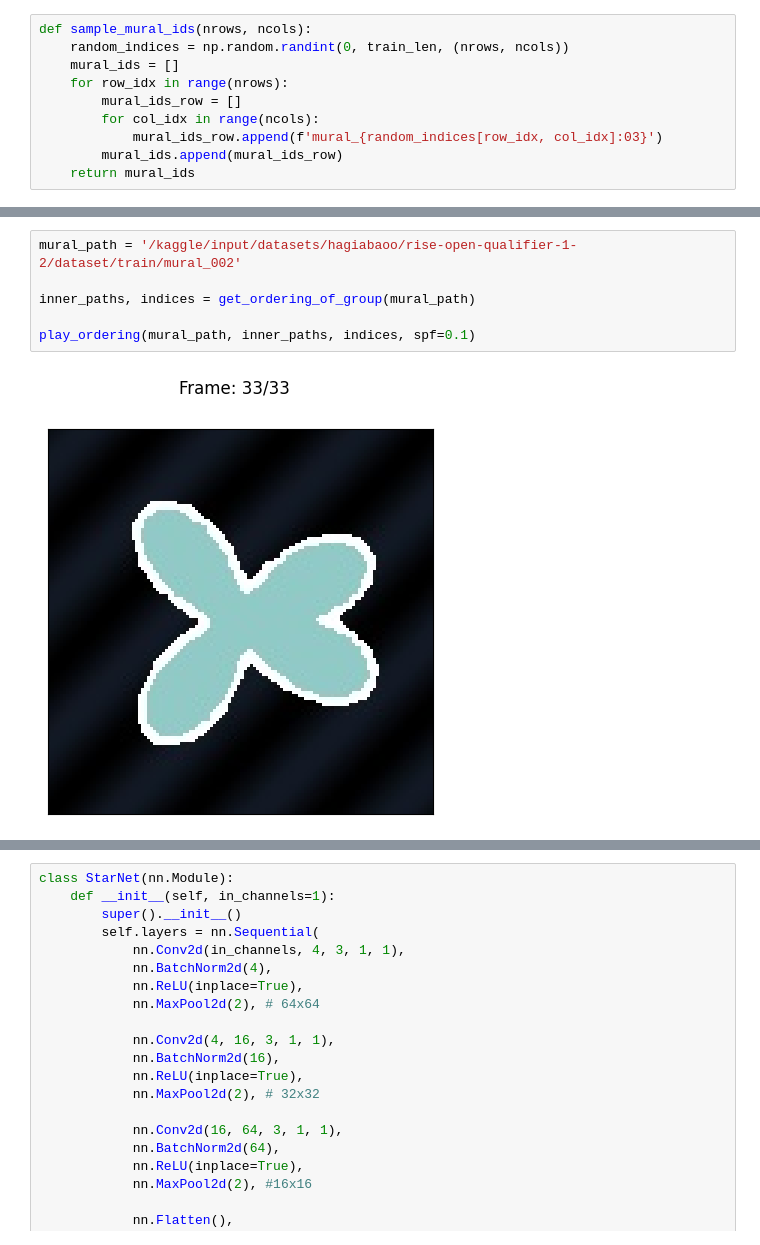
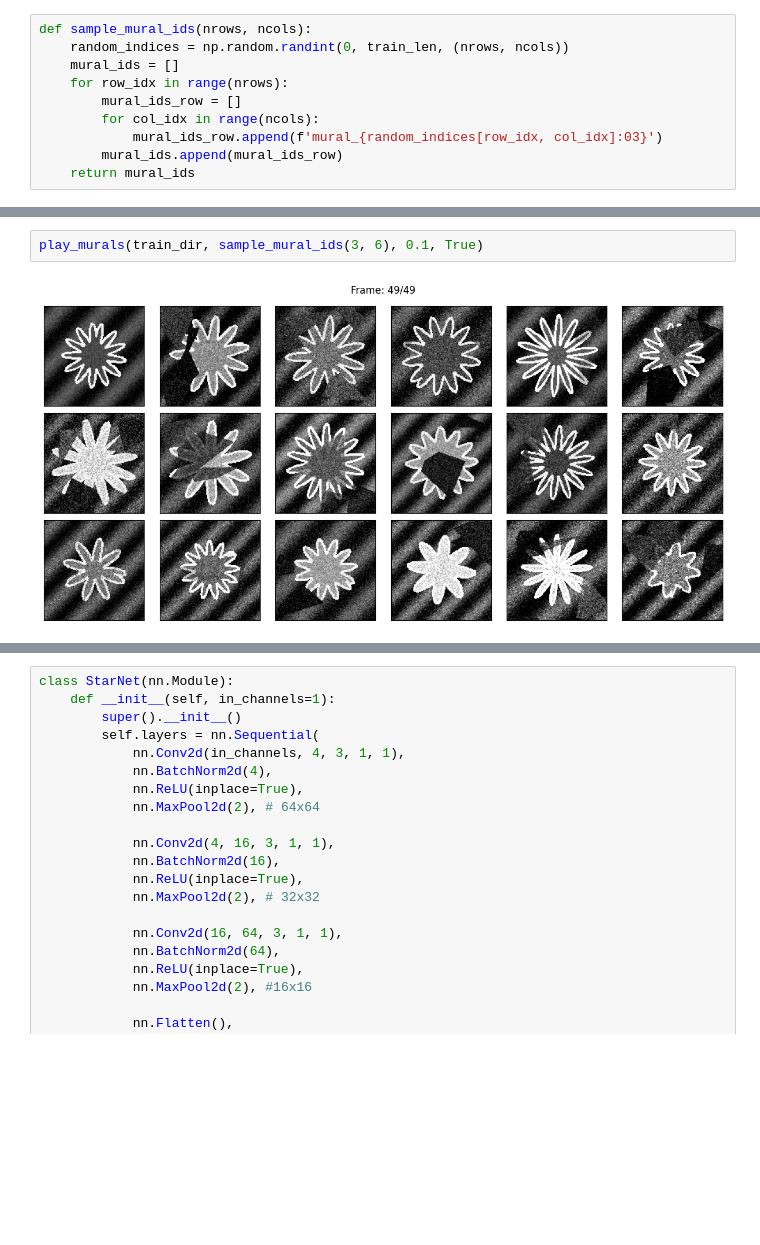
Before and after one commit to abukanabek/ai-solutions, a Jupyter notebook: competitions/nitro-ai/rise/2026/open-qualifier/syncretic-iberian-murals.ipynb, the cells around one changed output, grey strips where cells are left out. Drawn from its saved outputs; the diff is of its cells as text; blank space fills up the shorter version.

```diff
--- a/competitions/nitro-ai/rise/2026/open-qualifier/syncretic-iberian-murals.ipynb
+++ b/competitions/nitro-ai/rise/2026/open-qualifier/syncretic-iberian-murals.ipynb
@@ -130,10 +189,6 @@ play_ordering(mural_path, inner_paths, indices, spf=0.1)
-# %%
-mural_path = '/kaggle/input/datasets/hagiabaoo/rise-open-qualifier-1-2/dataset/train/mural_002'
-
-inner_paths, indices = get_ordering_of_group(mural_path)
-
-play_ordering(mural_path, inner_paths, indices, spf=0.1)
-# %% [output]
-[figure, removed]
+# %%
+play_murals(train_dir, sample_mural_ids(3, 6), 0.1, True)
+# %% [output]
+[figure, added]
 # %%
 class StarDataset(Dataset):
```
Also changed, not shown: parts of 14 cells of this notebook.
